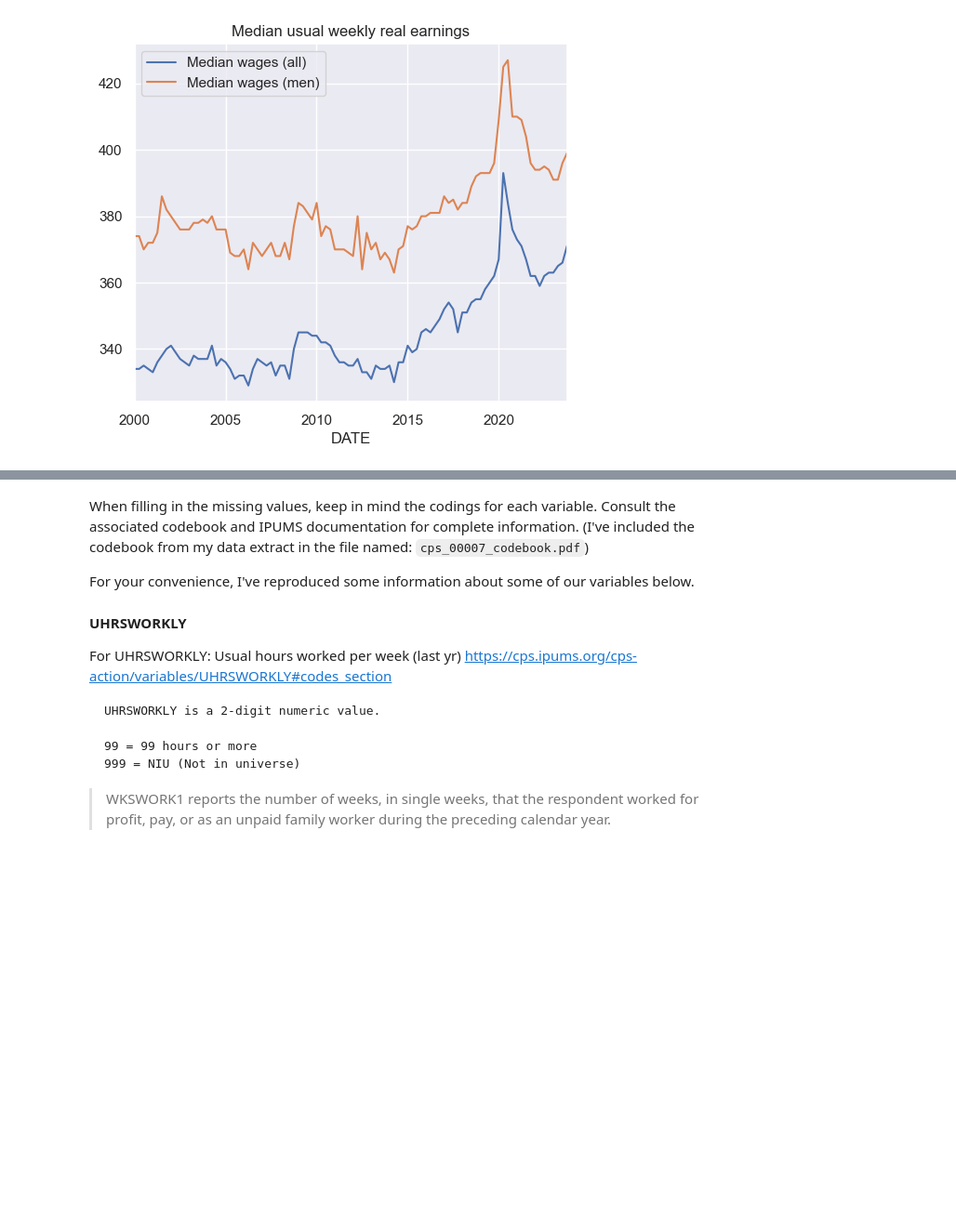
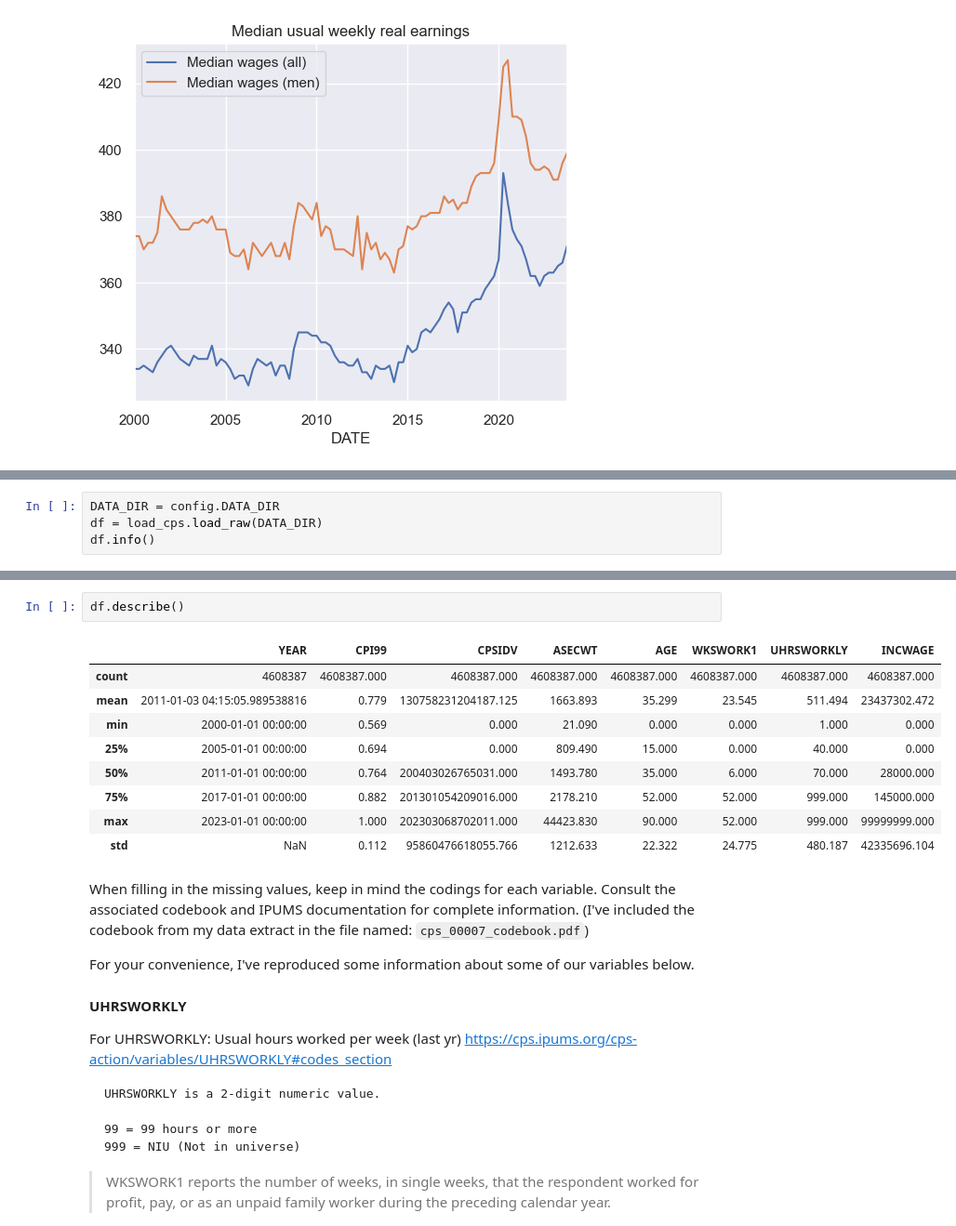
Before and after one commit to finm-32900/textbook, a Jupyter notebook: case_studies/atlanta_fed_wage_growth_tracker/src/01_wage_growth_during_the_recession.ipynb, the cells around one changed output, grey strips where cells are left out. Shown at 93% size. Drawn from its saved outputs; the diff is of its cells as text; blank space fills up the shorter version.

```diff
--- a/case_studies/atlanta_fed_wage_growth_tracker/src/01_wage_growth_during_the_recession.ipynb
+++ b/case_studies/atlanta_fed_wage_growth_tracker/src/01_wage_growth_during_the_recession.ipynb
@@ -182,0 +111,4 @@ memory usage: 298.9 MB
+# %%
+DATA_DIR = config.DATA_DIR
+df = load_cps.load_raw(DATA_DIR)
+df.info()
@@ -183,3 +159,15 @@ memory usage: 298.9 MB
+# %%
+df.describe()
+# %% [output]
+|  | YEAR | CPI99 | CPSIDV | ASECWT | AGE | WKSWORK1 | UHRSWORKLY | INCWAGE |
+| count | 4608387 | 4608387.000 | 4608387.000 | 4608387.000 | 4608387.000 | 4608387.000 | 4608387.000 | 4608387.000 |
+| mean | 2011-01-03 04:15:05.989538816 | 0.779 | 130758231204187.125 | 1663.893 | 35.299 | 23.545 | 511.494 | 23437302.472 |
+| min | 2000-01-01 00:00:00 | 0.569 | 0.000 | 21.090 | 0.000 | 0.000 | 1.000 | 0.000 |
+| 25% | 2005-01-01 00:00:00 | 0.694 | 0.000 | 809.490 | 15.000 | 0.000 | 40.000 | 0.000 |
+| 50% | 2011-01-01 00:00:00 | 0.764 | 200403026765031.000 | 1493.780 | 35.000 | 6.000 | 70.000 | 28000.000 |
+| 75% | 2017-01-01 00:00:00 | 0.882 | 201301054209016.000 | 2178.210 | 52.000 | 52.000 | 999.000 | 145000.000 |
+| max | 2023-01-01 00:00:00 | 1.000 | 202303068702011.000 | 44423.830 | 90.000 | 52.000 | 999.000 | 99999999.000 |
+| std | NaN | 0.112 | 95860476618055.766 | 1212.633 | 22.322 | 24.775 | 480.187 | 42335696.104 |
 # %% [markdown]
 When filling in the missing values, keep in mind the codings for each variable. Consult the associated codebook and IPUMS documentation for complete information. (I've included the codebook from my data extract in the file named: `cps_00007_codebook.pdf`)
 
```
Also changed, not shown: parts of 43 cells of this notebook, 9 other files.
